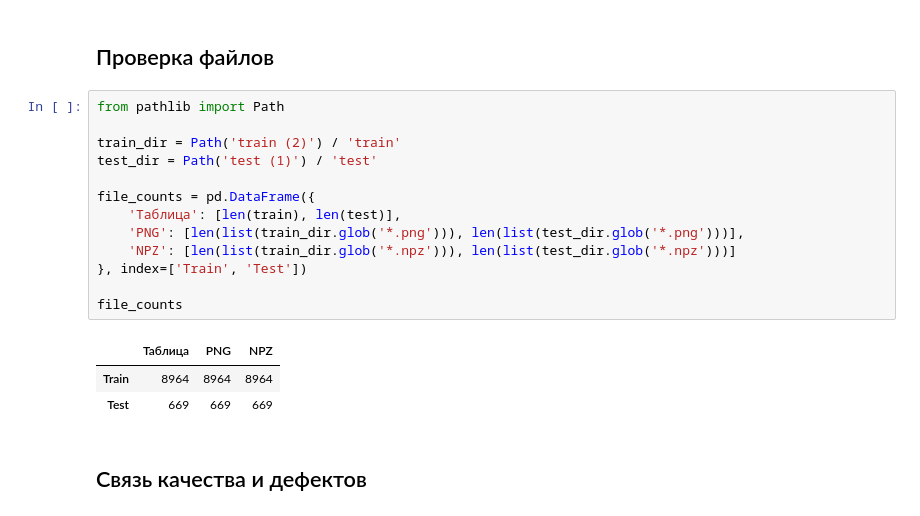
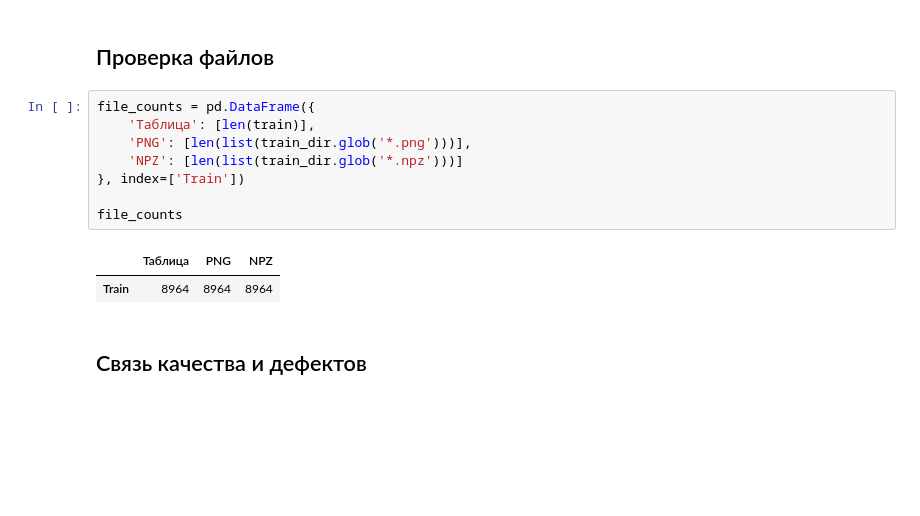
Before and after one commit to gasich27/AI-Challenge-2026-MainStage, a Jupyter notebook: eda.ipynb, the cells around one changed output. Drawn from its saved outputs; the diff is of its cells as text; blank space fills up the shorter version.

```diff
--- a/eda.ipynb
+++ b/eda.ipynb
@@ -221,22 +210,16 @@ top_correlations.round(3)
 # %% [markdown]
 ## Проверка файлов
 # %%
-from pathlib import Path
-
-train_dir = Path('train (2)') / 'train'
-test_dir = Path('test (1)') / 'test'
-
 file_counts = pd.DataFrame({
-    'Таблица': [len(train), len(test)],
-    'PNG': [len(list(train_dir.glob('*.png'))), len(list(test_dir.glob('*.png')))],
-    'NPZ': [len(list(train_dir.glob('*.npz'))), len(list(test_dir.glob('*.npz')))]
-}, index=['Train', 'Test'])
+    'Таблица': [len(train)],
+    'PNG': [len(list(train_dir.glob('*.png')))],
+    'NPZ': [len(list(train_dir.glob('*.npz')))]
+}, index=['Train'])
 
 file_counts
 # %% [output]
 |  | Таблица | PNG | NPZ |
 | Train | 8964 | 8964 | 8964 |
-| Test | 669 | 669 | 669 |
 # %% [markdown]
 ## Связь качества и дефектов
 # %%
```
Also changed, not shown: parts of 12 cells of this notebook, 1 other file.
